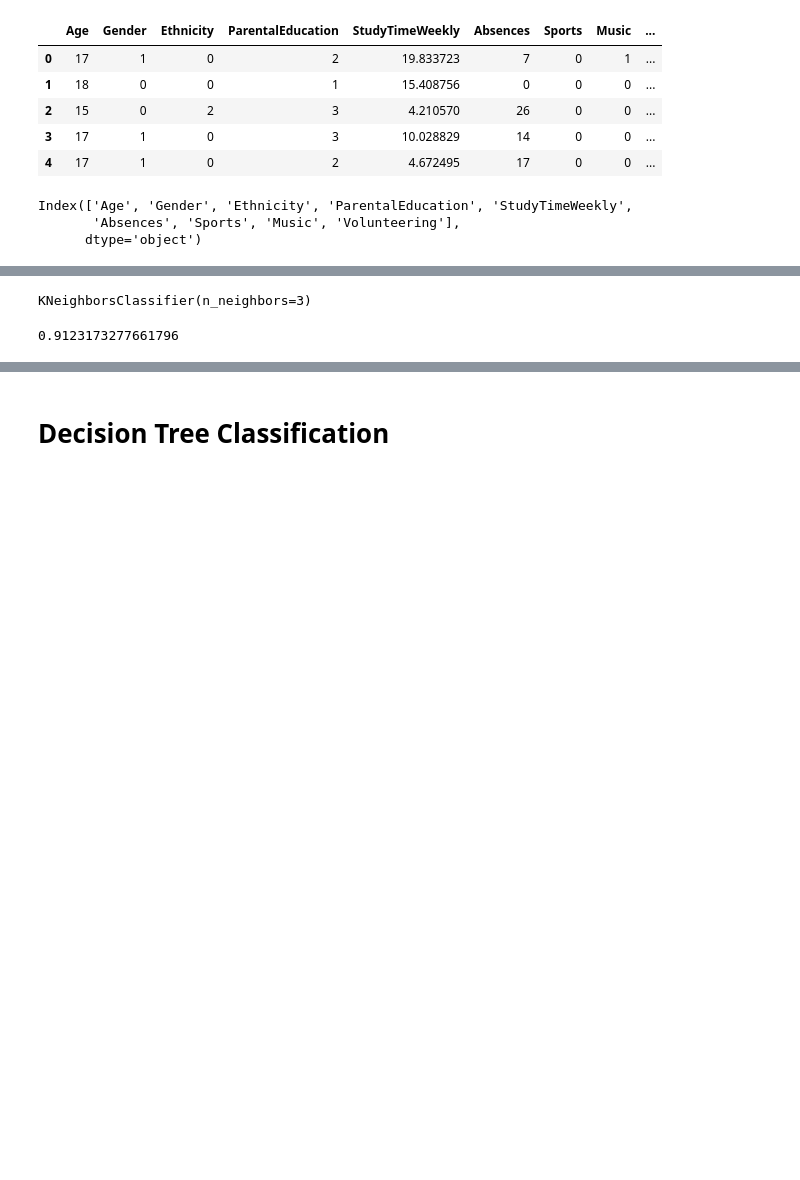
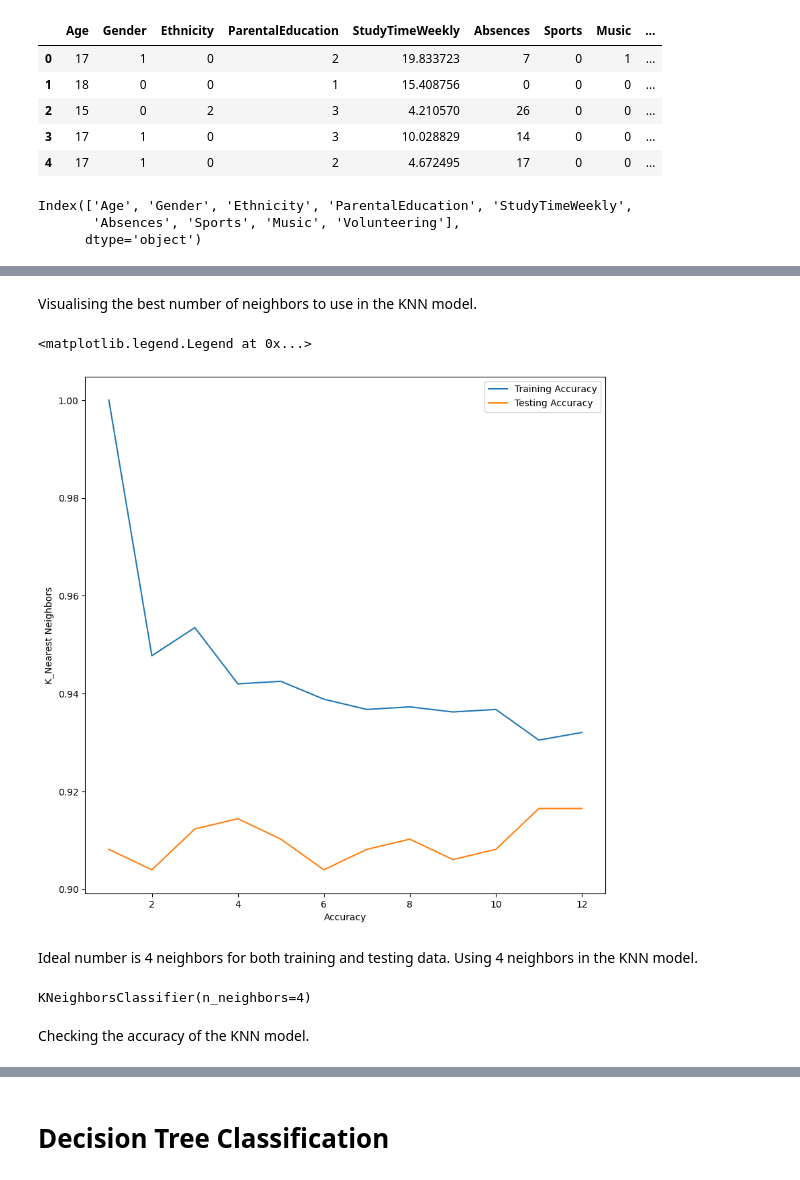
Before and after one commit to osoisi/Basics-of-MI, a Jupyter notebook: Academic Performance of High School Students/Class and Reg-High School Students Performance.ipynb, the cells around one changed output, grey strips where cells are left out. Cells and saved outputs as stored; diff of their text form; code cells hidden in the pictures; blank space fills up the shorter version.

```diff
--- a/Academic Performance of High School Students/Class and Reg-High School Students Performance.ipynb
+++ b/Academic Performance of High School Students/Class and Reg-High School Students Performance.ipynb
@@ -73,6 +102,6 @@ dfc = dfc.drop(columns=['GPA',  'Tutoring', 'ParentalSupport', 'Extracurricular'
 # %%
-X = dfc.drop(columns=['InTopGPA'])
-y = dfc['InTopGPA']
+X = dfc.drop(columns=['Top_Performer'])
+y = dfc['Top_Performer']
 # %%
 X.head()
 # %% [output]
@@ -144,0 +182,13 @@ X_train, X_test, y_train, y_test = train_test_split(X, y, test_size=0.2, random_
+# %%
+neighbors_c = np.arange(1,13)
+train_accuracy_c = {}
+test_accuracy_c = {}
+
+for neighbor in neighbors_c:
+    knn = KNeighborsClassifier(n_neighbors=neighbor)
+    knn.fit(X_train, y_train)
+
+    train_accuracy_c[neighbor]=knn.score(X_train, y_train)
+    test_accuracy_c[neighbor]=knn.score(X_test, y_test)
+
+print(neighbors_c, '\n', train_accuracy_c, '\n', test_accuracy_c)
@@ -145,14 +199,29 @@ X_train, X_test, y_train, y_test = train_test_split(X, y, test_size=0.2, random_
+# %% [markdown]
+Visualising the best number of neighbors to use in the KNN model.
+# %%
+plt.figure(figsize=(10,10))
+plt.plot(neighbors_c, list(train_accuracy_c.values()), label = 'Training Accuracy')
+plt.plot(neighbors_c, list(test_accuracy_c.values()), label = 'Testing Accuracy')
+plt.xlabel('Accuracy')
+plt.ylabel('K_Nearest Neighbors')
+plt.legend()
+# %% [output]
+<matplotlib.legend.Legend at 0x...>
+[figure, added]
+# %% [markdown]
+Ideal number is 4 neighbors for both training and testing data.
+Using 4 neighbors in the KNN model.
 # %%
-knn = KNeighborsClassifier(n_neighbors=3)
+knn = KNeighborsClassifier(n_neighbors=4)
 knn.fit(X_train, y_train)
 # %% [output]
-KNeighborsClassifier(n_neighbors=3)
+KNeighborsClassifier(n_neighbors=4)
+# %% [markdown]
+Checking the accuracy of the KNN model.
 # %%
 y_knn_pred = knn.predict(X_test)
 # %%
-accuracy_score(y_test, y_knn_pred)
+knn_accuracy_score = accuracy_score(y_test, y_knn_pred)
-# %% [output]
-0.9123173277661796
 # %%
 knn.score(X_test,y_test)
 # %% [output]
```
Also changed, not shown: parts of 77 cells of this notebook.
